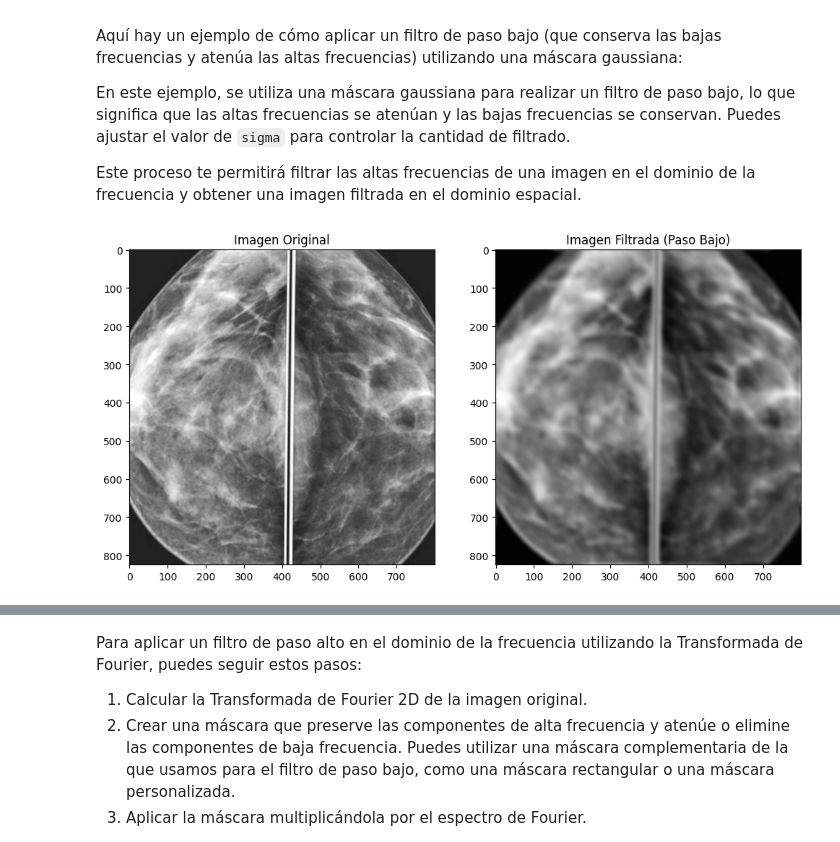
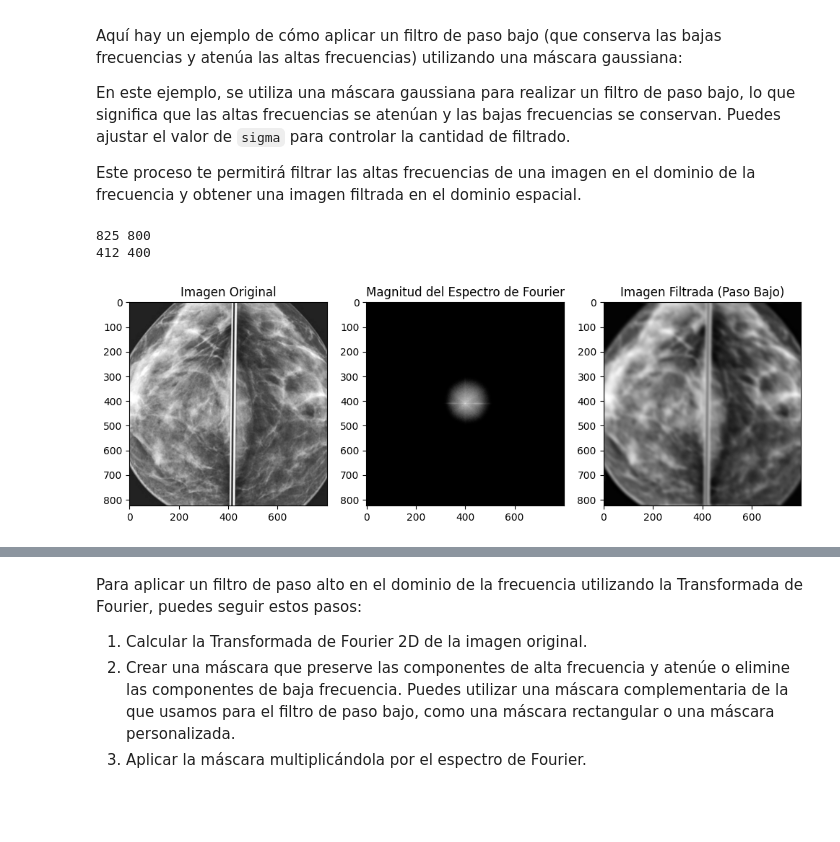
Before and after one commit to JuanZapa7a/Hello-world, a Jupyter notebook: Fourier.ipynb, the cells around one changed output, grey strips where cells are left out. Cells and saved outputs as stored; diff of their text form; code cells hidden in the pictures; blank space fills up the shorter version.

```diff
--- a/Fourier.ipynb
+++ b/Fourier.ipynb
@@ -125,27 +127,36 @@ Este proceso te permitirá filtrar las altas frecuencias de una imagen en el dom
 # %%
 # Crear una máscara gaussiana para el filtro de paso bajo
 rows, cols = img.shape
+print(rows,cols)
 center_x, center_y = rows // 2, cols // 2
+print(center_x,center_y)
 sigma = 20  # Ajusta el valor de sigma según tus necesidades
 x = np.linspace(0, cols - 1, cols)
 y = np.linspace(0, rows - 1, rows)
 X, Y = np.meshgrid(x, y)
 mask = np.exp(-((X - center_x) ** 2 + (Y - center_y) ** 2) / (2 * sigma ** 2))
 
 # Aplicar la máscara al espectro de Fourier
-filtered_spectrum = f_transform_shifted * mask
+lowpass_spectrum = f_transform_shifted * mask
+magnitude_spectrum = np.log(np.abs(lowpass_spectrum) + 1)
+
 
 # Calcular la antitransformada de Fourier de la imagen filtrada
-filtered_img = np.fft.ifft2(np.fft.ifftshift(filtered_spectrum)).real
+filtered_img = np.fft.ifft2(np.fft.ifftshift((lowpass_spectrum))).real
 
 # Visualizar la imagen original y la imagen filtrada
 plt.figure(figsize=(12, 6))
-plt.subplot(121)
+plt.subplot(131)
 plt.imshow(img, cmap='gray')
 plt.title('Imagen Original')
-plt.subplot(122)
+plt.subplot(132)
+plt.imshow(magnitude_spectrum, cmap='gray')
+plt.title('Magnitud del Espectro de Fourier')
+plt.subplot(133)
 plt.imshow(filtered_img, cmap='gray')
 plt.title('Imagen Filtrada (Paso Bajo)')
 plt.show()
 # %% [output]
+825 800
+412 400
-[figure, old version]
+[figure, new version]
```
Also changed, not shown: parts of 3 cells of this notebook.
